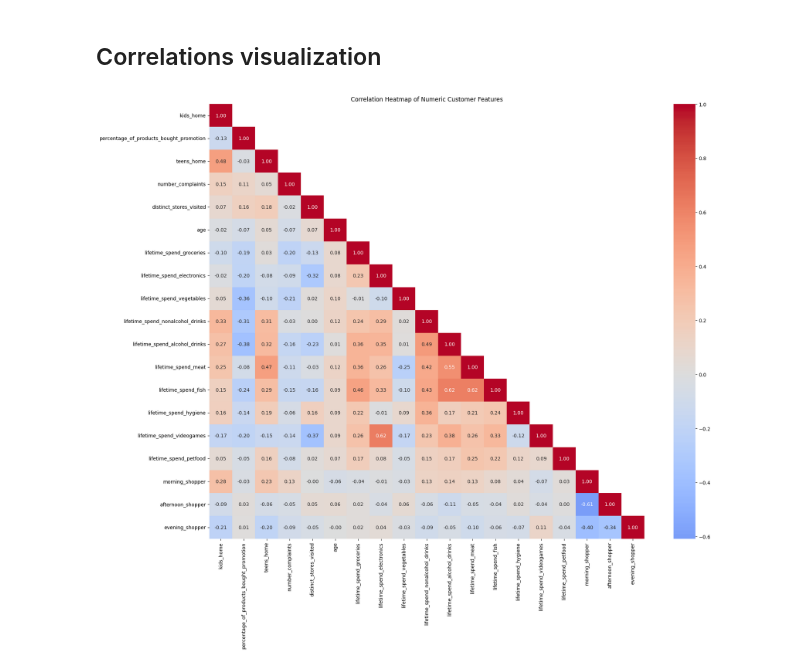
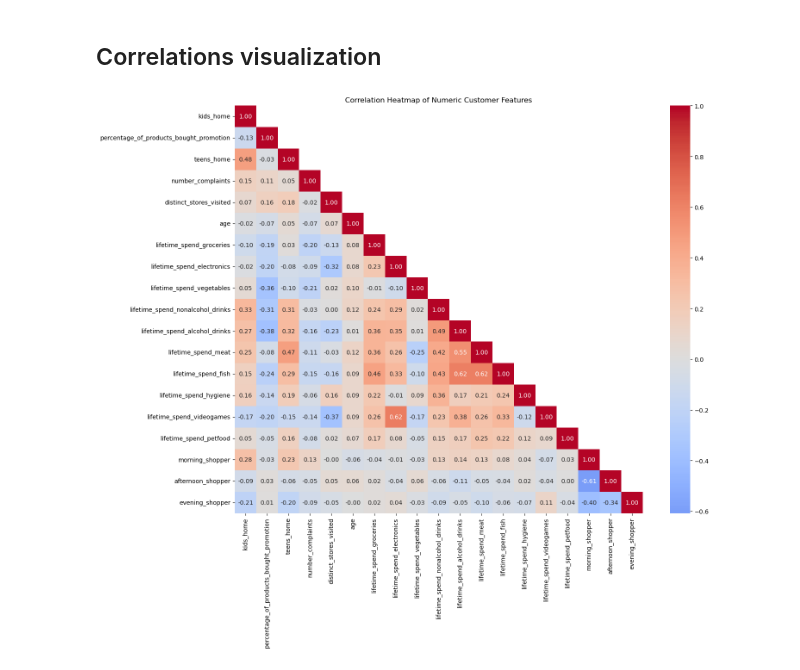
Before and after one commit to Yan-Sidoryk/Unsupervised-Customer-Segmentation, a Jupyter notebook: visualization.ipynb, the cells around one changed output. Saved outputs shown, nothing was run; the diff lists cells and outputs as text; code cells hidden in the pictures.

```diff
--- a/visualization.ipynb
+++ b/visualization.ipynb
@@ -349,23 +354,23 @@ plt.show()
 # %%
 columns = ['kids_home', 'percentage_of_products_bought_promotion', 'teens_home', 'number_complaints',
                    'distinct_stores_visited', 'age', 'lifetime_spend_groceries', 'lifetime_spend_electronics',
                    'lifetime_spend_vegetables', 'lifetime_spend_nonalcohol_drinks', 'lifetime_spend_alcohol_drinks',
                    'lifetime_spend_meat', 'lifetime_spend_fish', 'lifetime_spend_hygiene', 'lifetime_spend_videogames',
                    'lifetime_spend_petfood', 'morning_shopper', 'afternoon_shopper', 'evening_shopper']
 
 correlation_matrix = info_df[columns].corr()
 
 # Create a mask to remove duplicate correlations but keep the diagonal
 mask = np.triu(np.ones_like(correlation_matrix, dtype=bool), k=1)
 
-plt.figure(figsize=(20, 16))
+plt.figure(figsize=(16, 13))
 sns.heatmap(correlation_matrix, annot=True, cmap='coolwarm', center=0, fmt='.2f', mask=mask, square=True)
 
 plt.title('Correlation Heatmap of Numeric Customer Features')
 plt.tight_layout()
 plt.show()
 # %% [output]
-[figure, old version]
+[figure, new version]
 # %%
 # Convert the correlation matrix to a distance matrix (1 - correlation)
 distance_matrix = 1 - correlation_matrix
```
Also changed, not shown: parts of 7 cells of this notebook.
